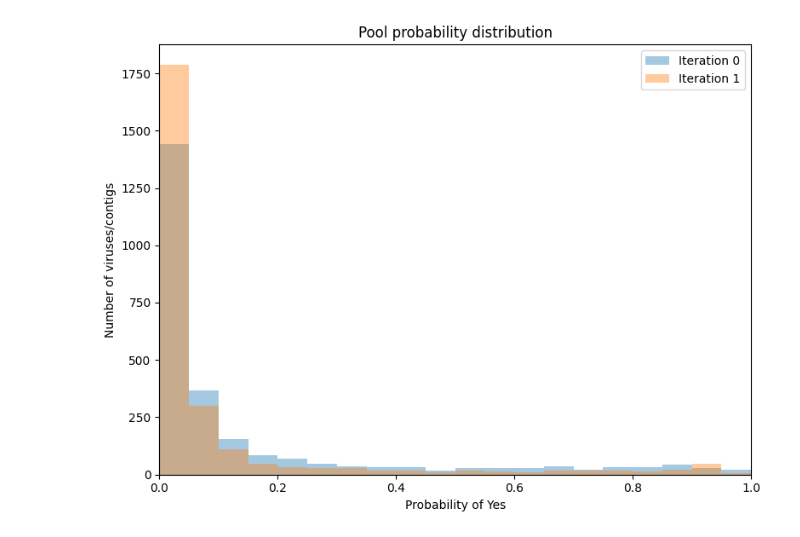
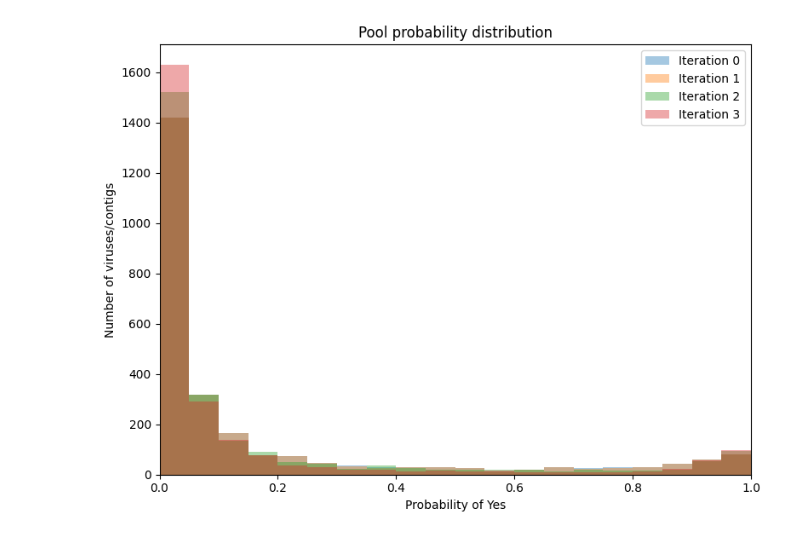
Before and after one commit to piasotlar/ferns-active-learning-model, a Jupyter notebook: helper.ipynb, the cells around one changed output. Saved outputs shown, nothing was run; the diff lists cells and outputs as text; code cells hidden in the pictures.

```diff
--- a/helper.ipynb
+++ b/helper.ipynb
@@ -159,4 +159,4 @@ probability_distribution_all(num_iterations=2, dataset="train")
 # %%
-probability_distribution_all(num_iterations=2, dataset="pool")
+probability_distribution_all(num_iterations=4, dataset="pool")
 # %% [output]
-[figure, old version]
+[figure, new version]
```
Also changed, not shown: parts of 4 cells of this notebook, 16 other files.
